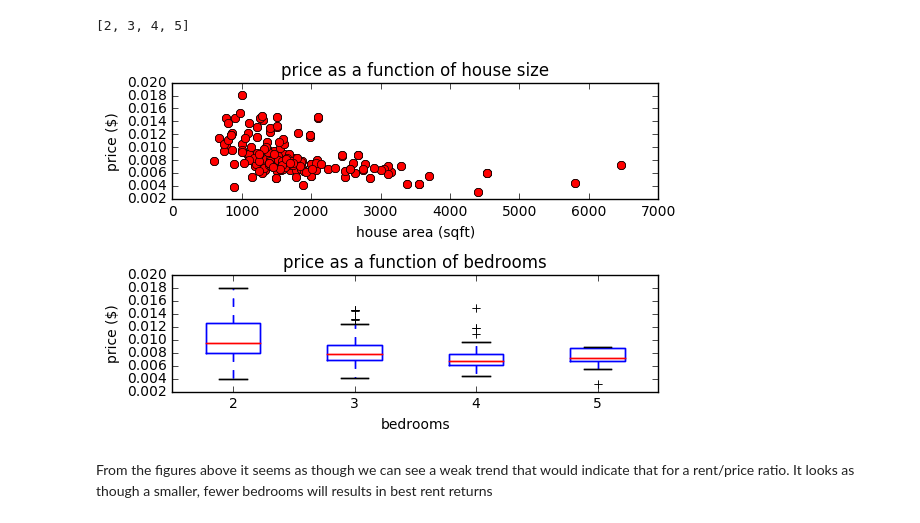
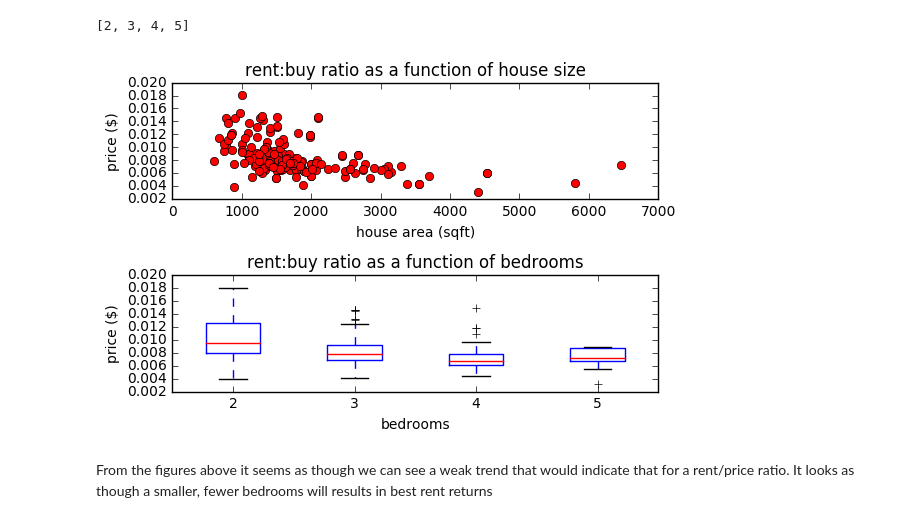
Before and after one commit to adampely/zillowHousingDataScrape, a Jupyter notebook: analysis_iPython_nb.ipynb, the cells around one changed output. Saved outputs shown, nothing was run; the diff lists cells and outputs as text; code cells hidden in the pictures.

```diff
--- a/analysis_iPython_nb.ipynb
+++ b/analysis_iPython_nb.ipynb
@@ -48,6 +48,11 @@ from pandas.stats.api import ols
 # %%
 
 house_data = pd.read_csv('allDurhamData.csv', index_col=0, thousands=',')
+X = house_data[['bedrooms', 'bathrooms', 'sqft']]
+house_price = house_data['zestimate']
+house_rent = house_data['real rent']
+house_price_rent_ratio = house_rent / house_price
+house_data['rentToPrice'] = house_price_rent_ratio
 house_data.head(3)
 # %% [output]
 |  | city | zipcode | address | zpid | bathrooms | bedrooms | sqft | hometype | zestimate | rentzestimate | ... |
@@ -155,19 +229,19 @@ numBedrooms
 # %%
 plt.subplot(2,1,1)
 plt.plot(X['sqft'], house_price_rent_ratio, 'ro')
 plt.xlabel('house area (sqft)')
 plt.ylabel('price ($)')
-plt.title('price as a function of house size')
+plt.title('rent:buy ratio as a function of house size')
 plt.subplot(2,1,2)
 plt.boxplot(sortedByBedrooms)
 plt.xticks(range(1,5), numBedrooms)
 plt.xlabel('bedrooms')
 plt.ylabel('price ($)')
-plt.title('price as a function of bedrooms')
+plt.title('rent:buy ratio as a function of bedrooms')
 
 plt.tight_layout()
 plt.show()
 # %% [output]
-[figure, old version]
+[figure, new version]
 # %% [markdown]
 From the figures above it seems as though we can see a weak trend that would indicate that for a rent/price ratio. It looks as though a smaller, fewer bedrooms will results in best rent returns
```
Also changed, not shown: parts of 8 cells of this notebook, 10 other files.
